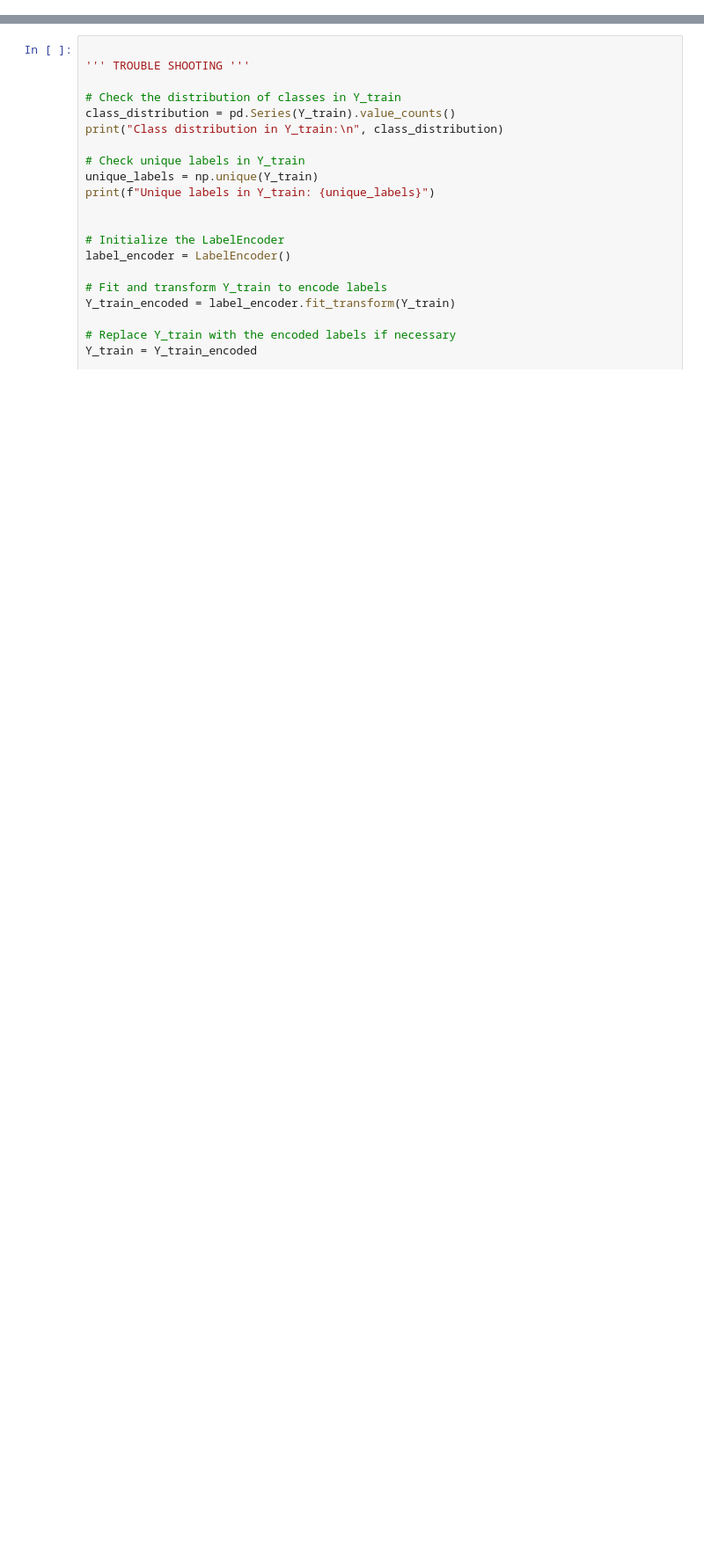
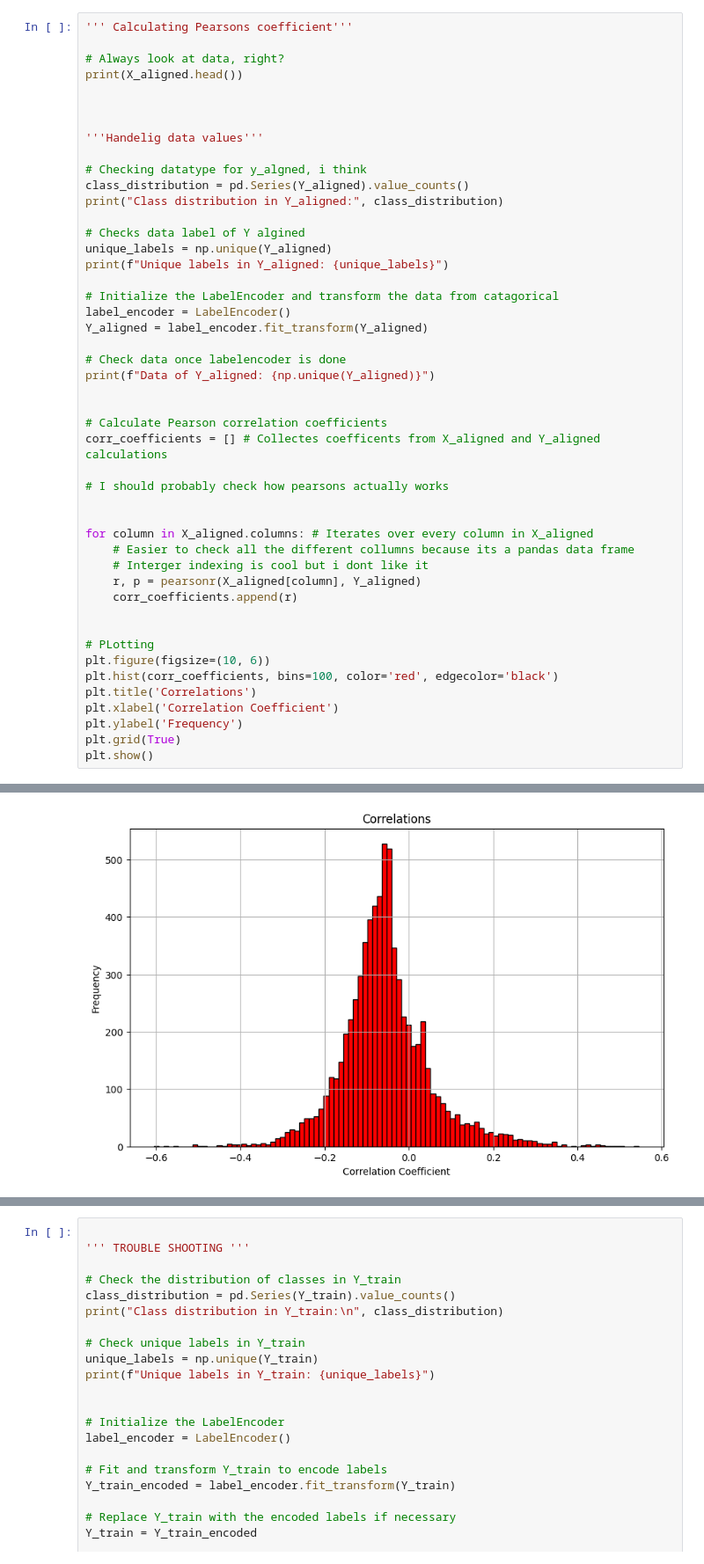
Before and after one commit to Ellaermeg/Eliah-Masters, a Jupyter notebook: KOs/Best_K_KO.ipynb, the cells around one changed output, grey strips where cells are left out. Shown at 88% size. Drawn from its saved outputs; the diff is of its cells as text; blank space fills up the shorter version.

Commit message:
Fixed Pearsons and implemented MCC

```diff
--- a/KOs/Best_K_KO.ipynb
+++ b/KOs/Best_K_KO.ipynb
@@ -109,0 +88,48 @@ Features with zero variance after filtering: 0
+# %%
+''' Calculating Pearsons coefficient'''
+
+# Always look at data, right?
+print(X_aligned.head())
+
+
+
+'''Handelig data values'''
+
+# Checking datatype for y_algned, i think
+class_distribution = pd.Series(Y_aligned).value_counts()
+print("Class distribution in Y_aligned:", class_distribution)
+
+# Checks data label of Y algined
+unique_labels = np.unique(Y_aligned)
+print(f"Unique labels in Y_aligned: {unique_labels}")
+
+# Initialize the LabelEncoder and transform the data from catagorical
+label_encoder = LabelEncoder()
+Y_aligned = label_encoder.fit_transform(Y_aligned)
+
+# Check data once labelencoder is done
+print(f"Data of Y_aligned: {np.unique(Y_aligned)}")
+
+
+# Calculate Pearson correlation coefficients
+corr_coefficients = [] # Collectes coefficents from X_aligned and Y_aligned calculations
+
+# I should probably check how pearsons actually works
+
+
+for column in X_aligned.columns: # Iterates over every column in X_aligned
+    # Easier to check all the different collumns because its a pandas data frame
+    # Interger indexing is cool but i dont like it
+    r, p = pearsonr(X_aligned[column], Y_aligned)
+    corr_coefficients.append(r)
+
+
+# PLotting
+plt.figure(figsize=(10, 6))
+plt.hist(corr_coefficients, bins=100, color='red', edgecolor='black')
+plt.title('Correlations')
+plt.xlabel('Correlation Coefficient')
+plt.ylabel('Frequency')
+plt.grid(True)
+plt.show()
+# %% [output]
@@ -110,3 +153,4 @@ Features with zero variance after filtering: 0
+[figure, added]
 # %%
 ''' Pipeline implementation for Naive bayes and random forests'''
 
```
Also changed, not shown: parts of 6 cells of this notebook, 2 other files.
